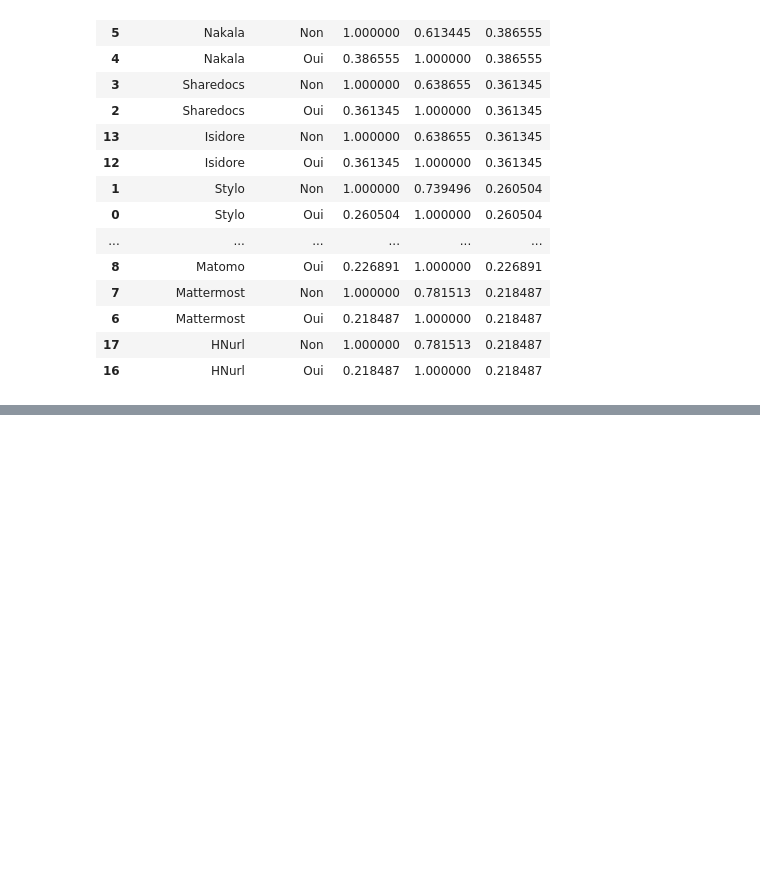
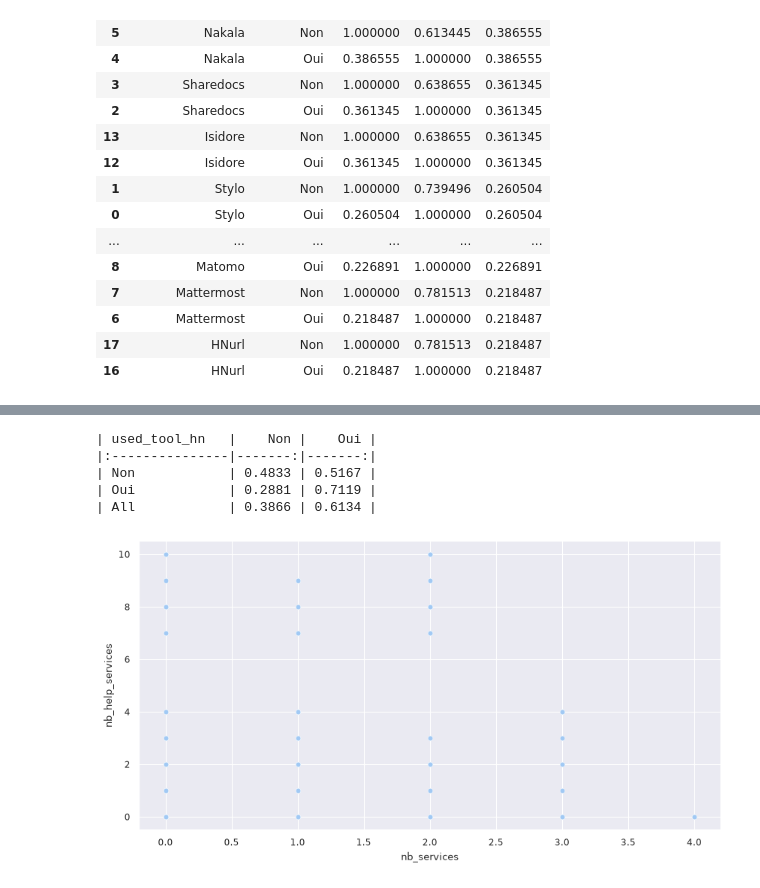
Before and after one commit to luneauaymeric/enquete_SO_p8, a Jupyter notebook: _build/jupyter_execute/script_analyse/stat_descriptive/Outils_humanum.ipynb, the cells around one changed output, grey strips where cells are left out. Saved outputs shown, nothing was run; the diff lists cells and outputs as text; code cells hidden in the pictures; blank space fills up the shorter version.

````diff
--- a/_build/jupyter_execute/script_analyse/stat_descriptive/Outils_humanum.ipynb
+++ b/_build/jupyter_execute/script_analyse/stat_descriptive/Outils_humanum.ipynb
@@ -538 +542,47 @@ Le croisement de la question "Connaissez-vous la TGIR Huma-num" et celles sur le
 ```
+# %%
+tool_HN = [col for col in df_col.label.loc[(df_col.label.str.contains("q13_"))&(df_col.type=="booléen")]]#+[col for col in df_col.label.loc[(df_col.label.str.contains("q14_"))&(df_col.type=="booléen")]]
+help_tool = [col for col in df_col.label.loc[(df_col.label.str.contains("q15_"))&(df_col.type=="booléen")]]
+
+list_u = []
+for u in df0.q45_clé:
+    dtmp = df0.loc[df0.q45_clé==u]
+    services = []
+    help_services = []
+    for col in tool_HN:
+        if dtmp[col].unique()=="Oui":
+            services.append(col)
+
+
+    for col in help_tool:
+        if dtmp[col].unique()=="Oui":
+            help_services.append(col)
+    dict_u = {"q45_clé":u,
+              "services_hn":services,
+              "nb_services": len(services),
+             "help_services_hn":help_services,
+             "nb_help_services": len(help_services)}
+    list_u.append(dict_u)
+
+df_toolhn = pd.DataFrame.from_dict(list_u)
+df_toolhn.loc[df_toolhn.nb_services>0, "used_tool_hn"]= "Oui"
+df_toolhn.loc[df_toolhn.nb_services==0, "used_tool_hn"]= "Non"
+df_toolhn.loc[df_toolhn.nb_help_services>0, "help_tool_hn"]= "Oui"
+df_toolhn.loc[df_toolhn.nb_help_services==0, "help_tool_hn"]= "Non"
+df_toolhn["hn"]= df_toolhn.q45_clé.map(dict(zip(df0.q45_clé, df0.q12_humanum)))
+# %%
+print(pd.crosstab(df_toolhn.used_tool_hn, df_toolhn.help_tool_hn, normalize="index", margins=True).round(decimals=4).to_markdown())
+# %% [output]
+| used_tool_hn   |    Non |    Oui |
+|:---------------|-------:|-------:|
+| Non            | 0.4833 | 0.5167 |
+| Oui            | 0.2881 | 0.7119 |
+| All            | 0.3866 | 0.6134 |
+# %%
+fig, ax = plt.subplots(1, figsize=(10,5))
+
+sns.set_theme(style="ticks", context="paper",palette="pastel")
+
+g = sns.scatterplot(x="nb_services", y="nb_help_services", data= df_toolhn)
+# %% [output]
+[figure, added]
````
Also changed, not shown: parts of 9 cells of this notebook, 41 other files.
